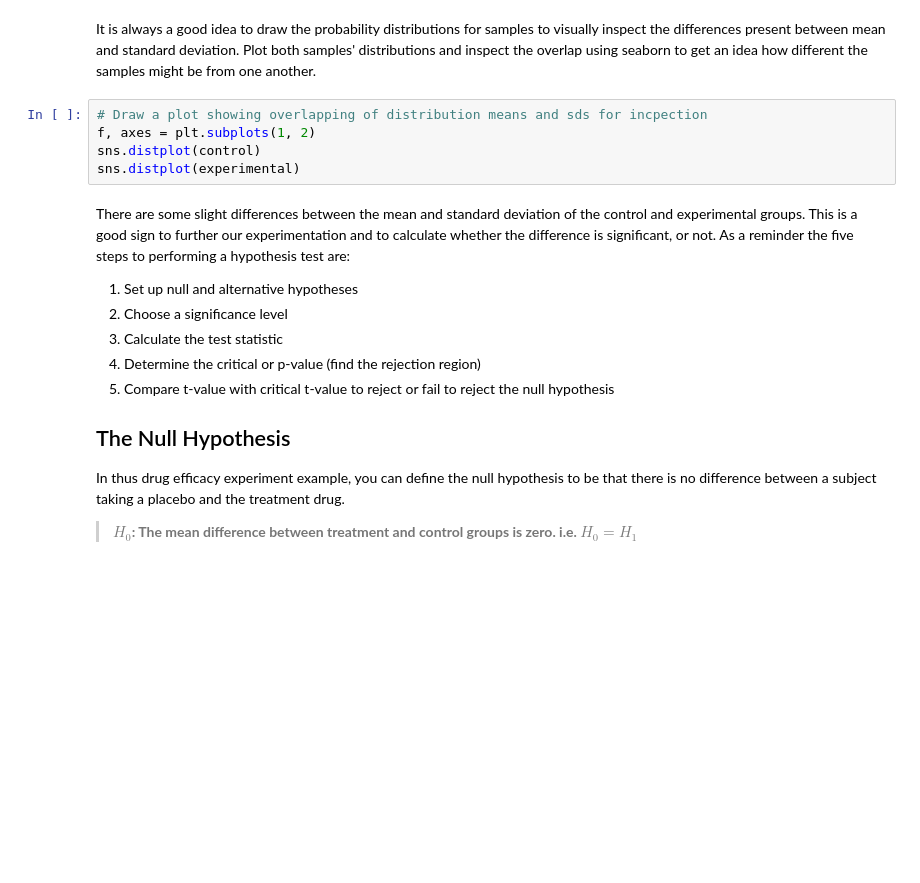
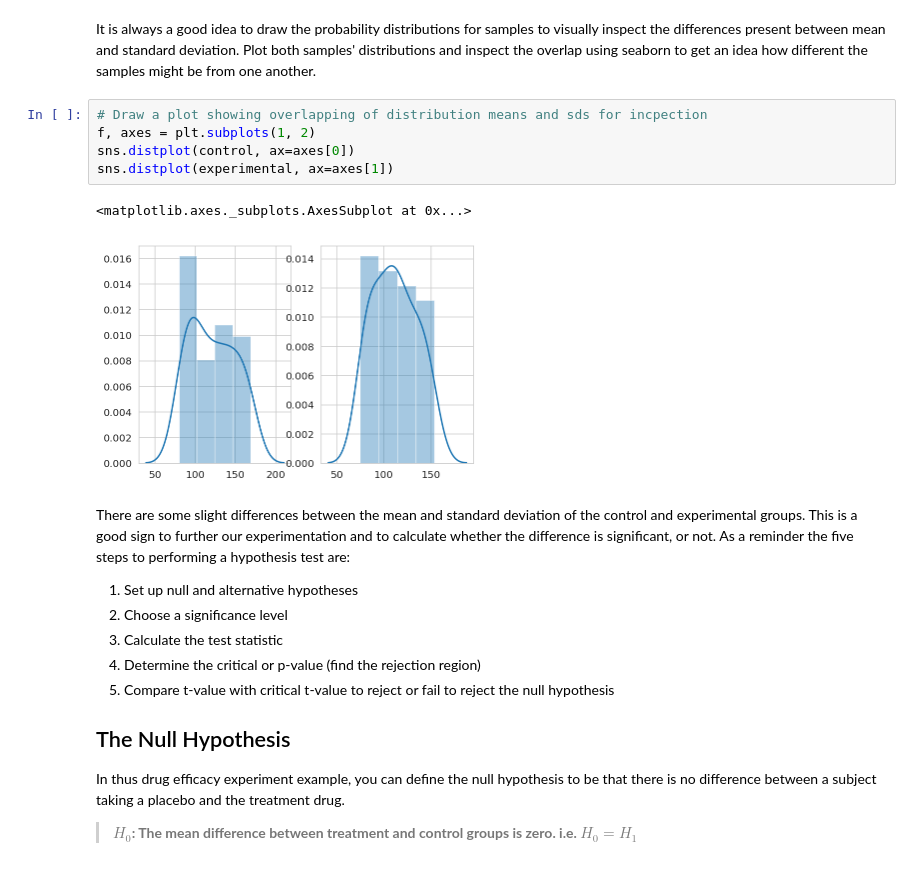
Before and after one commit to minnaf/dsc-two-sample-t-tests-lab-nyc-ds-060319, a Jupyter notebook: index.ipynb, the cells around one changed output. Cells and saved outputs as stored; diff of their text form; blank space fills up the shorter version.

```diff
--- a/index.ipynb
+++ b/index.ipynb
@@ -57,8 +57,11 @@ Plot both samples' distributions and inspect the overlap using seaborn to get an
 # %%
 # Draw a plot showing overlapping of distribution means and sds for incpection
 f, axes = plt.subplots(1, 2)
-sns.distplot(control)
-sns.distplot(experimental)
+sns.distplot(control, ax=axes[0])
+sns.distplot(experimental, ax=axes[1])
+# %% [output]
+<matplotlib.axes._subplots.AxesSubplot at 0x...>
+[figure, added]
 # %% [markdown]
 There are some slight differences between the mean and standard deviation of the control and experimental groups. This is a good sign to further our experimentation and to calculate whether the difference is significant, or not. As a reminder the five steps to performing a hypothesis test are:
 
```
